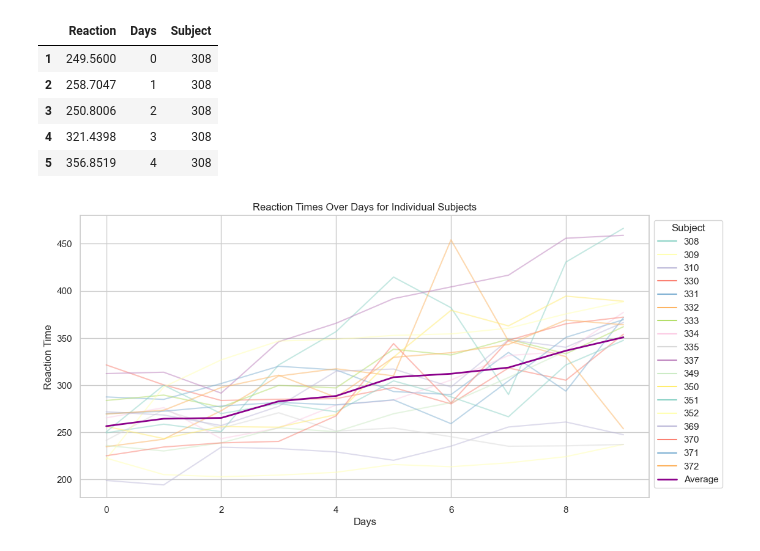
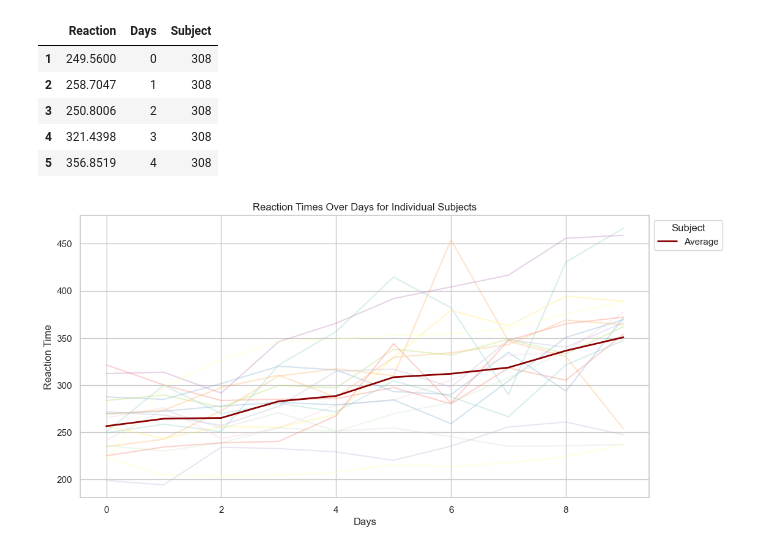
Before and after one commit to Jonathan-Garcia1/numpy-pandas-visualization-exercises, a Jupyter notebook: seaborn_exercises.ipynb, the cells around one changed output. Cells and saved outputs as stored; diff of their text form; code cells hidden in the pictures.

```diff
--- a/seaborn_exercises.ipynb
+++ b/seaborn_exercises.ipynb
@@ -233,15 +317,15 @@ df_sleepstudy.head()
 data('sleepstudy', show_doc= True)
 # %%
 plt.figure(figsize=(12, 6))
-sns.lineplot(x='Days', y='Reaction', hue='Subject', palette='Set3', data=df_sleepstudy, alpha=0.5, linewidth=1.5)
-sns.lineplot(x='Days', y='Reaction', data=df_sleepstudy.groupby('Days').Reaction.mean().reset_index(), color='DarkMagenta', linewidth=2, label='Average')
+sns.lineplot(x='Days', y='Reaction', hue='Subject', palette='Set3', data=df_sleepstudy, alpha=0.35, linewidth=1.5 ,legend=False)
+sns.lineplot(x='Days', y='Reaction', data=df_sleepstudy.groupby('Days').Reaction.mean().reset_index(), color='DarkRed', linewidth=2, label='Average')
 
 plt.xlabel('Days')
 plt.ylabel('Reaction Time')
 plt.title('Reaction Times Over Days for Individual Subjects')
 plt.legend(title='Subject', bbox_to_anchor=(1, 1), loc='upper left')
 
 # Show the plot
 plt.show()
 # %% [output]
-[figure, old version]
+[figure, new version]
```
Also changed, not shown: parts of 11 cells of this notebook.
